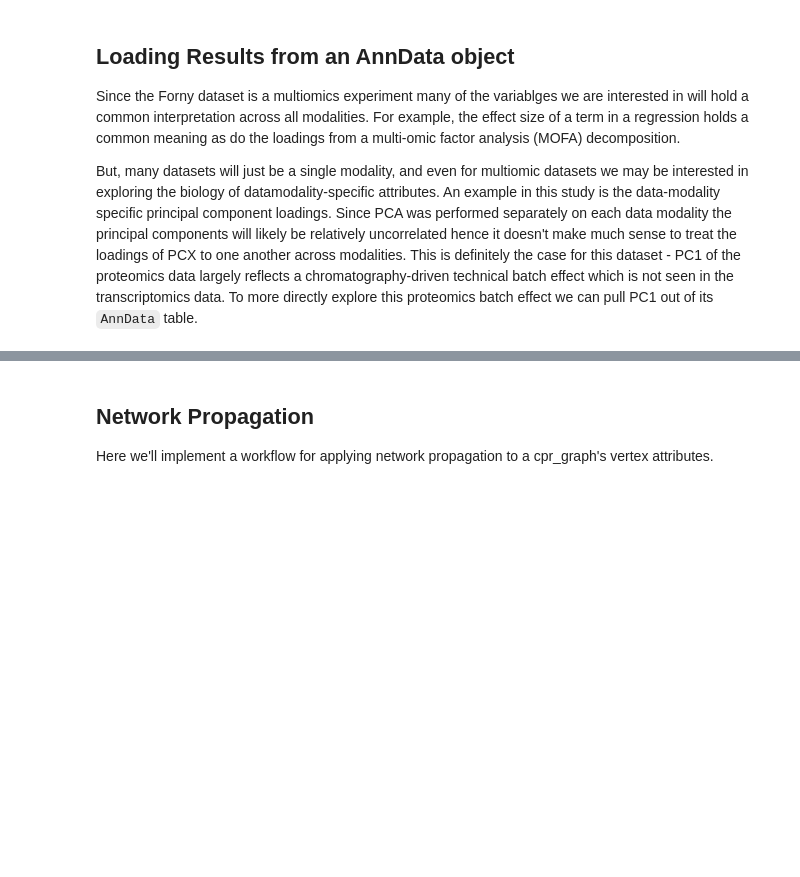
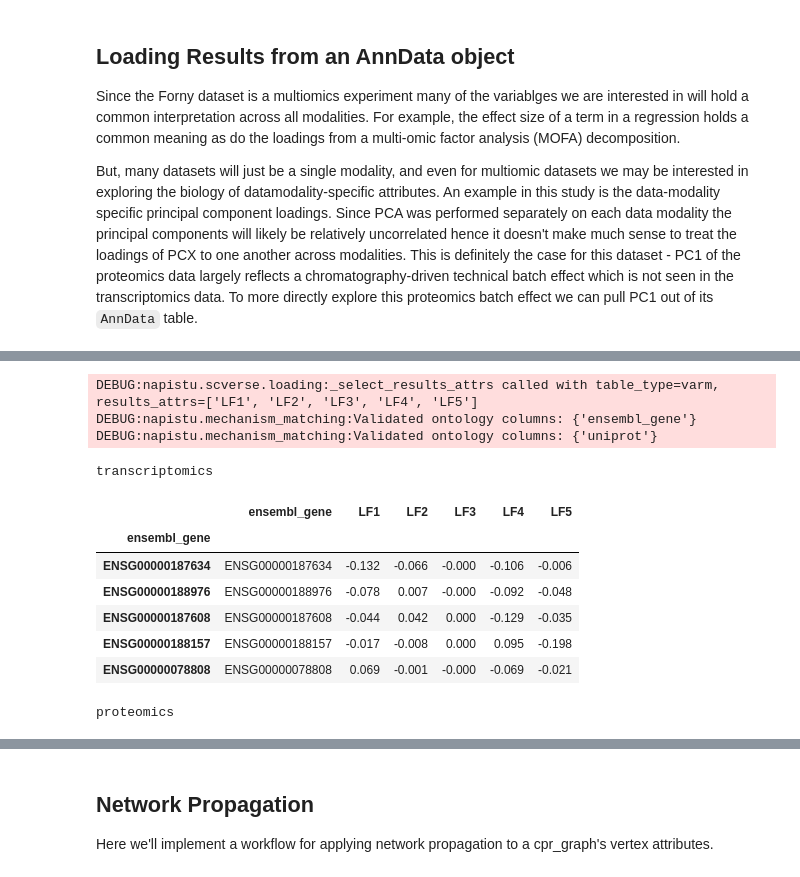
Before and after one commit to napistu/napistu-scrapyard, a Jupyter notebook: applications/forny_2023/ppr.ipynb, the cells around one changed output, grey strips where cells are left out. Cells and saved outputs as stored; diff of their text form; code cells hidden in the pictures; blank space fills up the shorter version.

Commit message:
fleshing out improved workflows for using anndata and mudata

```diff
--- a/applications/forny_2023/ppr.ipynb
+++ b/applications/forny_2023/ppr.ipynb
@@ -69,7 +69,7 @@ identifiers_path = downloads.load_public_napistu_asset(
 # ~2 min load
 sbml_dfs = napistu_utils.load_pickle(sbml_dfs_path)
 cpr_graph = napistu_utils.load_pickle(cpr_graph_path)
-identifiers = pd.read_csv(identifiers_path, delimiter = "\t")
+species_identifiers = pd.read_csv(identifiers_path, delimiter = "\t")
 # %%
 #net_utils.validate_assets(
 #    sbml_dfs = sbml_dfs,
@@ -123,9 +125,9 @@ for k in sideloaded_data.keys():
         sbml_dfs,
         x,
         f"{k}_loose_data",
-        # map columns to controlled Napistu's vocabulary
+        # map columns to Napistu's controlled vocabulary (constants.ONTOLOGIES)
         ontologies = {"ensembl" : "ensembl_gene"},
-        species_identifiers = identifiers,
+        species_identifiers = species_identifiers,
         dogmatic = False,
         verbose = True
     )
@@ -619,0 +158,12 @@ KeyError: 'protoemics_var_level_results'
+# %%
+from napistu.scverse.loading import prepare_anndata_results_df
+from napistu.scverse.loading import prepare_mudata_results_df
+
+MUDATA_ONTOLOGIES = {
+    "transcriptomics" :
+        {"ontologies" : ["ensembl_gene"],
+         "index_which_ontology" : "ensembl_gene"},
+    "proteomics" :
+        {"ontologies" : ["uniprot"],
+         "index_which_ontology" : "uniprot"}
+}
@@ -619,0 +198,5 @@ KeyError: 'protoemics_var_level_results'
+# %%
+# we can look at the species data created thus far
+for k, v in sbml_dfs.species_data.items():
+    print(k)
+    display(napistu_utils.style_df(v.head(5)))
@@ -619,0 +207,26 @@ KeyError: 'protoemics_var_level_results'
+# %%
+split_results_tables = prepare_mudata_results_df(
+    mdata,
+    mudata_ontologies=MUDATA_ONTOLOGIES,
+    table_type="varm",
+    table_name="LFs", # this would be autodetected
+    results_attrs=["LF1", "LF2", "LF3", "LF4", "LF5"],
+    table_colnames=[f"LF{i}" for i in range(1, mdata.varm["LFs"].shape[1] + 1)]
+)
+
+for k, v in split_results_tables.items():
+    print(k)
+    display(napistu_utils.style_df(v.head(5)))
+# %% [output]
+DEBUG:napistu.scverse.loading:_select_results_attrs called with table_type=varm, results_attrs=['LF1', 'LF2', 'LF3', 'LF4', 'LF5']
+DEBUG:napistu.mechanism_matching:Validated ontology columns: {'ensembl_gene'}
+DEBUG:napistu.mechanism_matching:Validated ontology columns: {'uniprot'}
+transcriptomics
+|  | ensembl_gene | LF1 | LF2 | LF3 | LF4 | LF5 |
+| ensembl_gene |  |  |  |  |  |  |
+| ENSG00000187634 | ENSG00000187634 | -0.132 | -0.066 | -0.000 | -0.106 | -0.006 |
+| ENSG00000188976 | ENSG00000188976 | -0.078 | 0.007 | -0.000 | -0.092 | -0.048 |
+| ENSG00000187608 | ENSG00000187608 | -0.044 | 0.042 | 0.000 | -0.129 | -0.035 |
+| ENSG00000188157 | ENSG00000188157 | -0.017 | -0.008 | 0.000 | 0.095 | -0.198 |
+| ENSG00000078808 | ENSG00000078808 | 0.069 | -0.001 | -0.000 | -0.069 | -0.021 |
+proteomics
```
Also changed, not shown: parts of 32 cells of this notebook.
